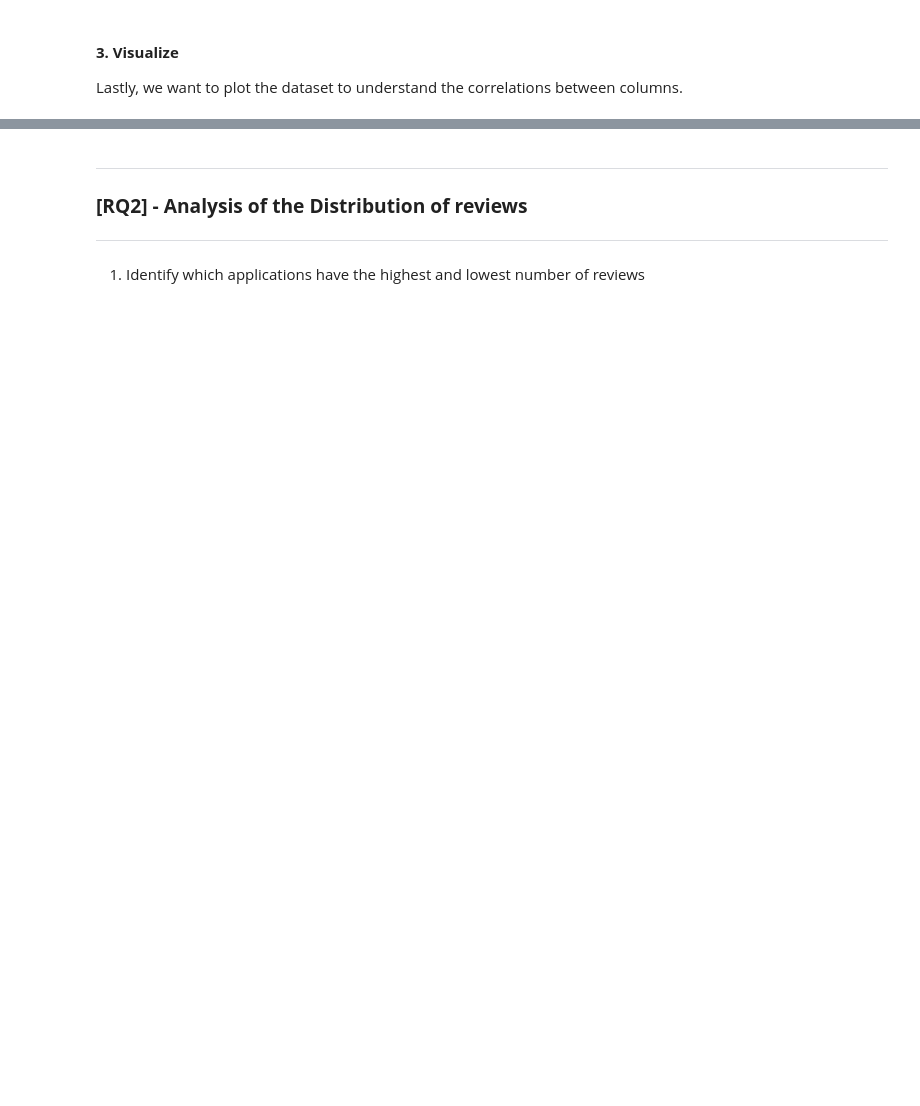
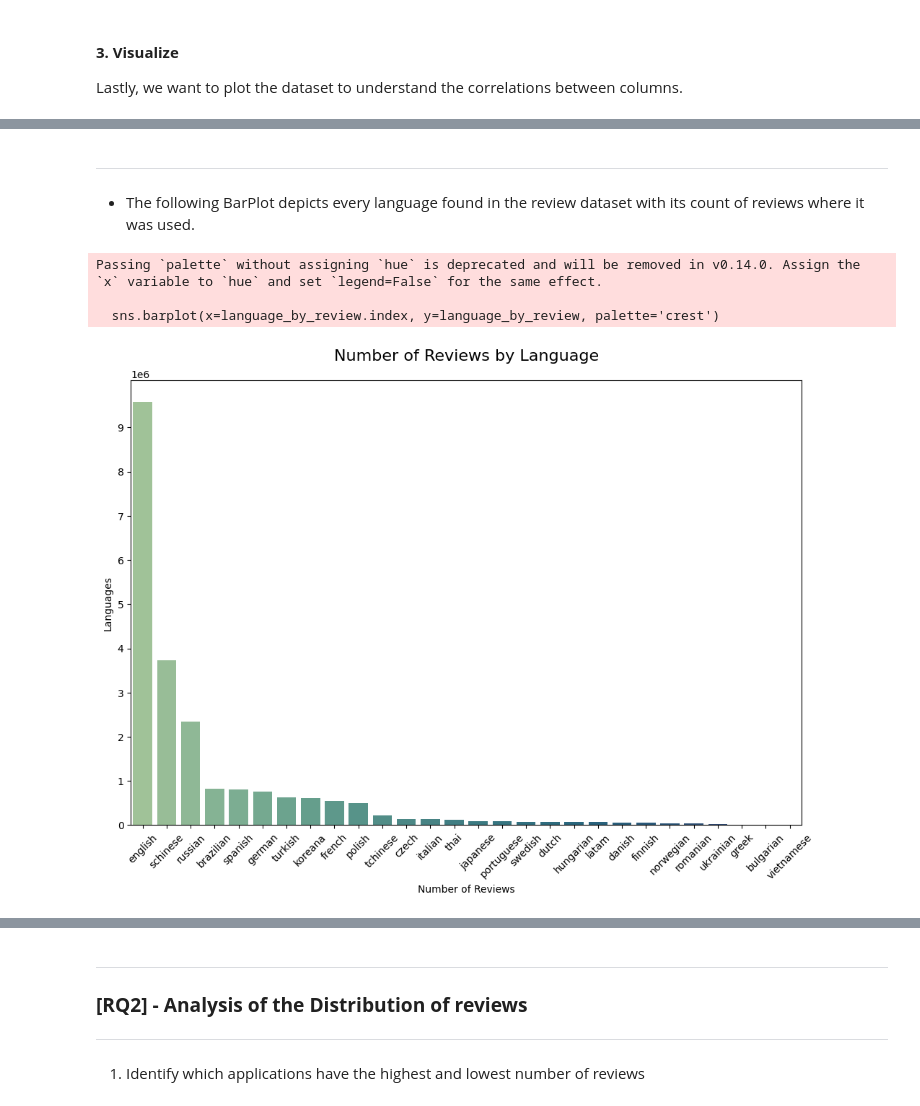
Before and after one commit to zimmy11/ADM-HW2, a Jupyter notebook: main.ipynb, the cells around one changed output, grey strips where cells are left out. Cells and saved outputs as stored; diff of their text form; code cells hidden in the pictures; blank space fills up the shorter version.

```diff
--- a/main.ipynb
+++ b/main.ipynb
@@ -149,0 +237,20 @@ functions.visualize(df)
+# %% [markdown]
+---
+- The following BarPlot depicts every language found in the review dataset with its count of reviews where it was used.
+# %%
+# Bar Plot
+language_by_review = df['language'].value_counts()
+
+plt.figure(figsize=(12, 8))
+sns.barplot(x=language_by_review.index, y=language_by_review, palette='crest')
+plt.title('Number of Reviews by Language', fontsize=16, pad=20)
+plt.xlabel('Number of Reviews')
+plt.ylabel('Languages')
+plt.yticks(ticks=range(0, language_by_review.max() + 1, 1000000))
+plt.xticks(rotation=45)
+plt.show()
+# %% [output]
+Passing `palette` without assigning `hue` is deprecated and will be removed in v0.14.0. Assign the `x` variable to `hue` and set `legend=False` for the same effect.
+
+  sns.barplot(x=language_by_review.index, y=language_by_review, palette='crest')
+[figure, added]
```
Also changed, not shown: parts of 49 cells of this notebook, 1 other file.
